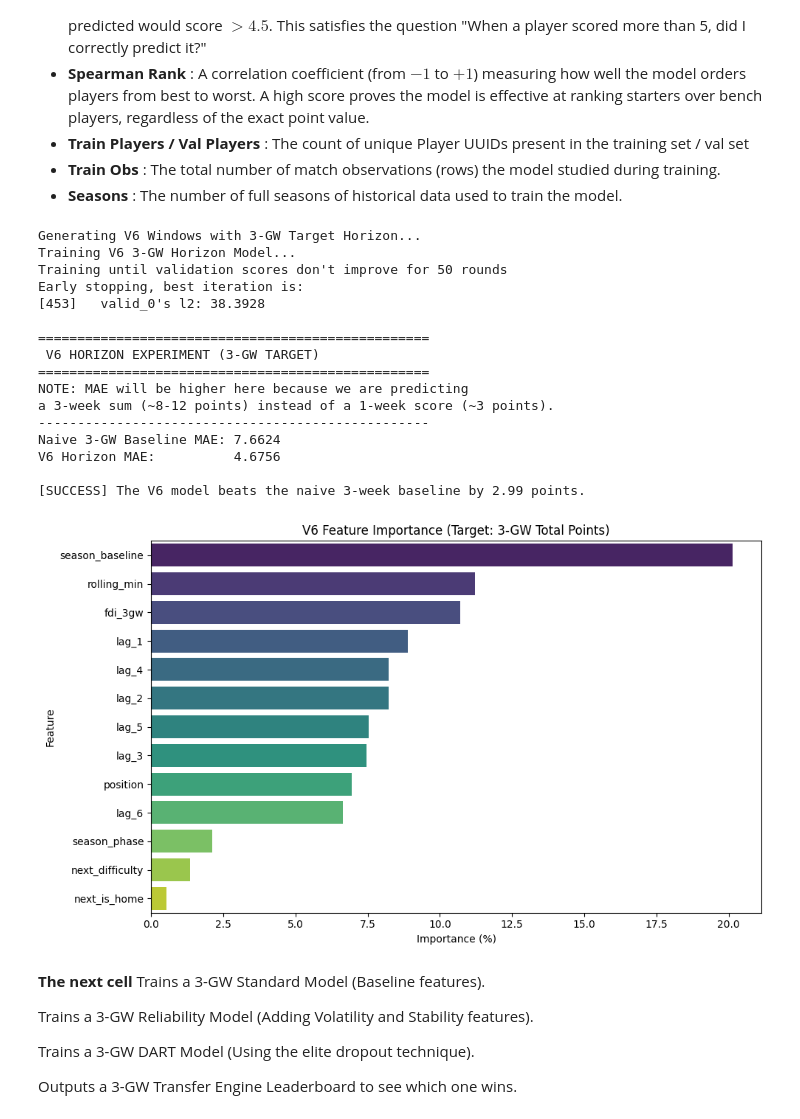
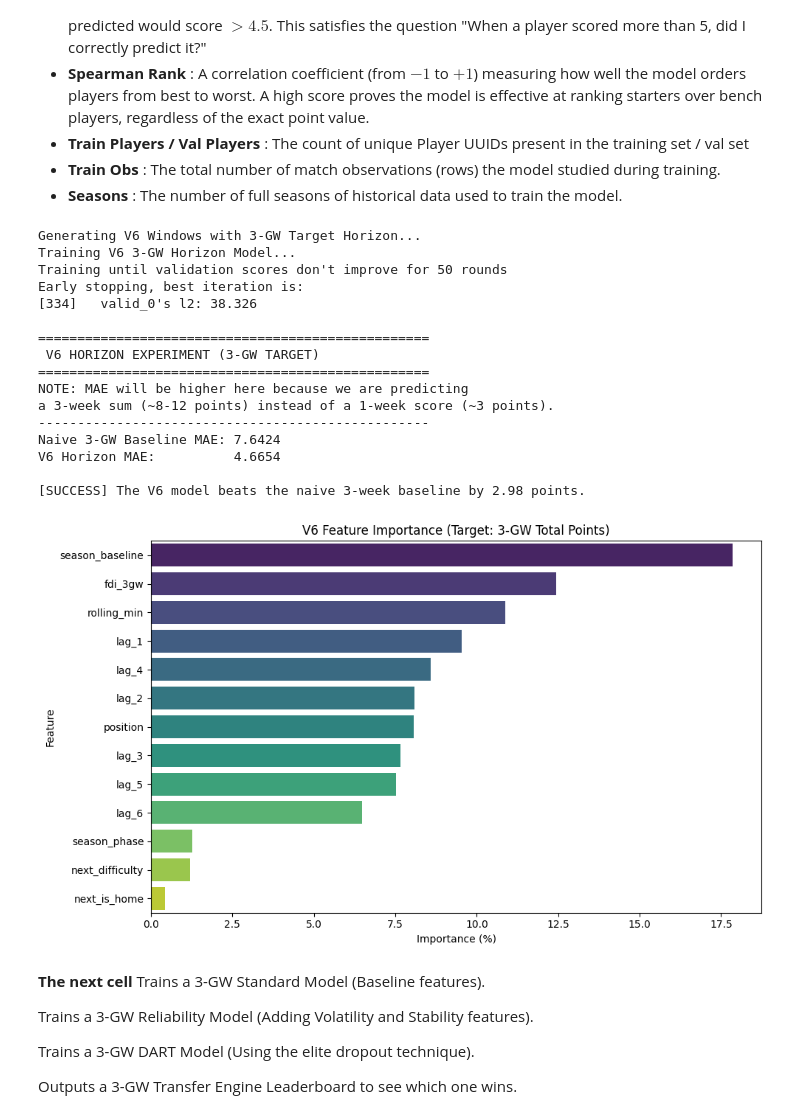
Before and after one commit to sophiedelrey/fpl_pipeline, a Jupyter notebook: models/forecaster_pro.ipynb, the cells around one changed output. Cells and saved outputs as stored; diff of their text form; code cells hidden in the pictures.

```diff
--- a/models/forecaster_pro.ipynb
+++ b/models/forecaster_pro.ipynb
@@ -13,9 +13,12 @@ import ipywidgets as widgets
 # %%
 # [Cell 1: LOAD DATA + FEATURE ENGINEERING + 3 GW Horizon for difficultu + total Difficulty Score (FDI_3GW). ]
 
-INPUT_FILE = '../output/dataset_no0min.csv'
+INPUT_FILE = '../output/dataset_with_2025_26.csv'
 ENHANCED_FEATURES_OUT = '../output/forecaster_pro/fpl_features_augmented.csv'
 df = pd.read_csv(INPUT_FILE)
+print(f"Loaded INPUT_FILE: {INPUT_FILE}")
+print(f"Raw input seasons: {sorted(df['season'].unique())}")
+print(f"Raw 2025-26 max GW: {df[df['season']=='2025-26']['Gameweek'].max()}")
 
 def enrich_features_v2(df):
     """
@@ -425,8 +501,8 @@ Total Training Windows: 53408
 
 # --- 0. DEFINE THE VALIDATION WINDOW (The "Fair Ground") ---
 VAL_SEASON = "2025-26"
-VAL_START_GW = 24
-VAL_END_GW = 28
+VAL_START_GW = 27
+VAL_END_GW = 31
 
 # 1. LINK TO SOURCE METADATA
 # windowed_df.index now contains actual df_augmented row indices (fixed in Cell 2)
@@ -3453,8 +3799,8 @@ df_win_v6 = generate_fpl_windows_3gw(df_augmented)
 # 2. APPLY FAIR SPLIT (Fixed for new index length)
 # Rebuild the mask specifically for the V6 index
 VAL_SEASON = "2025-26"
-VAL_START_GW = 24
-VAL_END_GW = 28
+VAL_START_GW = 27
+VAL_END_GW = 31
 
 source_meta_v6 = df_augmented.loc[df_win_v6.index, ['season', 'Gameweek']]
 v6_val_mask = (
@@ -3499,38 +3845,38 @@ print(f"Naive 3-GW Baseline MAE: {mae_baseline_3gw:.4f}")
 print(f"V6 Horizon MAE:          {mae_v6:.4f}")
 
 if mae_v6 < mae_baseline_3gw:
     print(f"\n[SUCCESS] The V6 model beats the naive 3-week baseline by {mae_baseline_3gw - mae_v6:.2f} points.")
 else:
     print("\n[WARNING] The model struggles to forecast 3 weeks out.")
 
 # 5. PLOT FEATURE IMPORTANCE
 plt.figure(figsize=(10, 6))
 importances = model_v6.feature_importances_
 feat_imp = pd.DataFrame({'Feature': X_train_v6.columns, 'Importance (%)': 100 * (importances / importances.sum())})
 feat_imp = feat_imp.sort_values(by='Importance (%)', ascending=False)
 #sns.barplot(x='Importance (%)', y='Feature', data=feat_imp, palette='viridis')
 sns.barplot(x='Importance (%)', y='Feature', hue='Feature', data=feat_imp, palette='viridis', legend=False)
 plt.title('V6 Feature Importance (Target: 3-GW Total Points)')
 plt.tight_layout()
 plt.show()
 # %% [output]
 Generating V6 Windows with 3-GW Target Horizon...
 Training V6 3-GW Horizon Model...
 Training until validation scores don't improve for 50 rounds
 Early stopping, best iteration is:
-[453]   valid_0's l2: 38.3928
+[334]   valid_0's l2: 38.326
 
 ==================================================
  V6 HORIZON EXPERIMENT (3-GW TARGET)
 ==================================================
 NOTE: MAE will be higher here because we are predicting
 a 3-week sum (~8-12 points) instead of a 1-week score (~3 points).
 --------------------------------------------------
-Naive 3-GW Baseline MAE: 7.6624
-V6 Horizon MAE:          4.6756
+Naive 3-GW Baseline MAE: 7.6424
+V6 Horizon MAE:          4.6654
 
-[SUCCESS] The V6 model beats the naive 3-week baseline by 2.99 points.
+[SUCCESS] The V6 model beats the naive 3-week baseline by 2.98 points.
-[figure, old version]
+[figure, new version]
 # %% [markdown]
 __The next cell__ Trains a 3-GW Standard Model (Baseline features).
 
```
Also changed, not shown: parts of 73 cells of this notebook, 6 other files.
